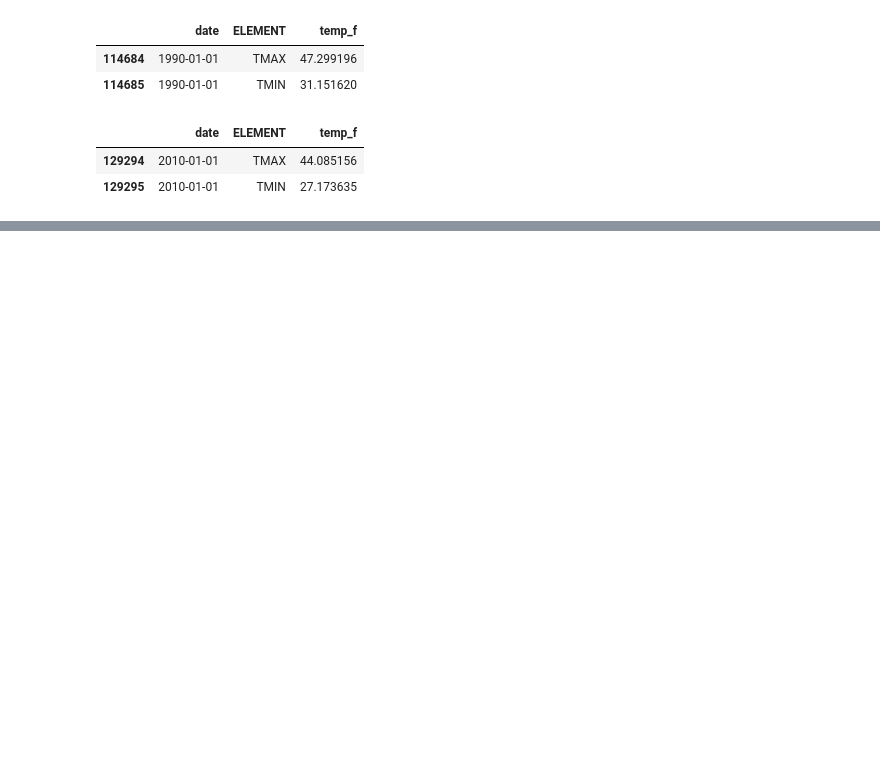
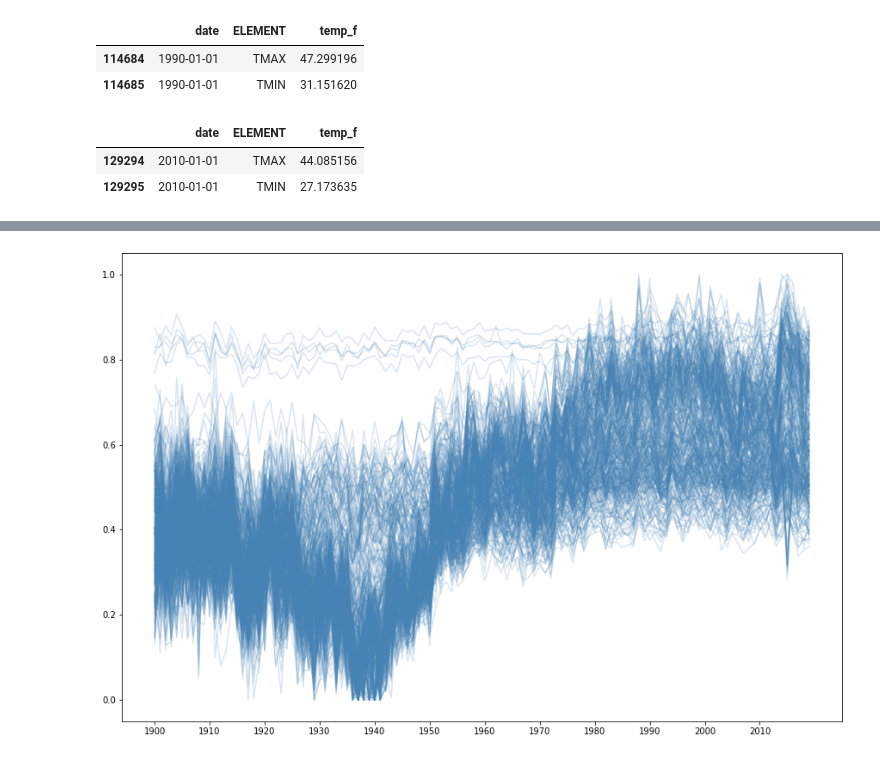
Before and after one commit to gautsi/climate, a Jupyter notebook: notebooks/ghcn_avg.ipynb, the cells around one changed output, grey strips where cells are left out. Saved outputs shown, nothing was run; the diff lists cells and outputs as text; code cells hidden in the pictures; blank space fills up the shorter version.

```diff
--- a/notebooks/ghcn_avg.ipynb
+++ b/notebooks/ghcn_avg.ipynb
@@ -118,0 +143,15 @@ ax[0].set_xticks(range(1900, 2021, 10));
+# %%
+fig, ax = plt.subplots(figsize = (15, 10))
+element = "TMAX"
+min_year = 1900
+max_year = 2019
+for month_day in avg_temp_df.month_day.unique():
+    month_day_avg_temps = avg_temp_df[
+        (avg_temp_df.month_day == month_day) &\
+        (avg_temp_df.ELEMENT == element) &\
+        (avg_temp_df.year >= min_year) &\
+        (avg_temp_df.year <= max_year)]
+    ax.plot(month_day_avg_temps.year, month_day_avg_temps.norm_temp_f, color = "steelblue", alpha = 0.2)
+ax.set_xticks(range(1900, max_year + 1, 10));
+# %% [output]
+[figure, added]
```
Also changed, not shown: parts of 12 cells of this notebook, 5 other files.
